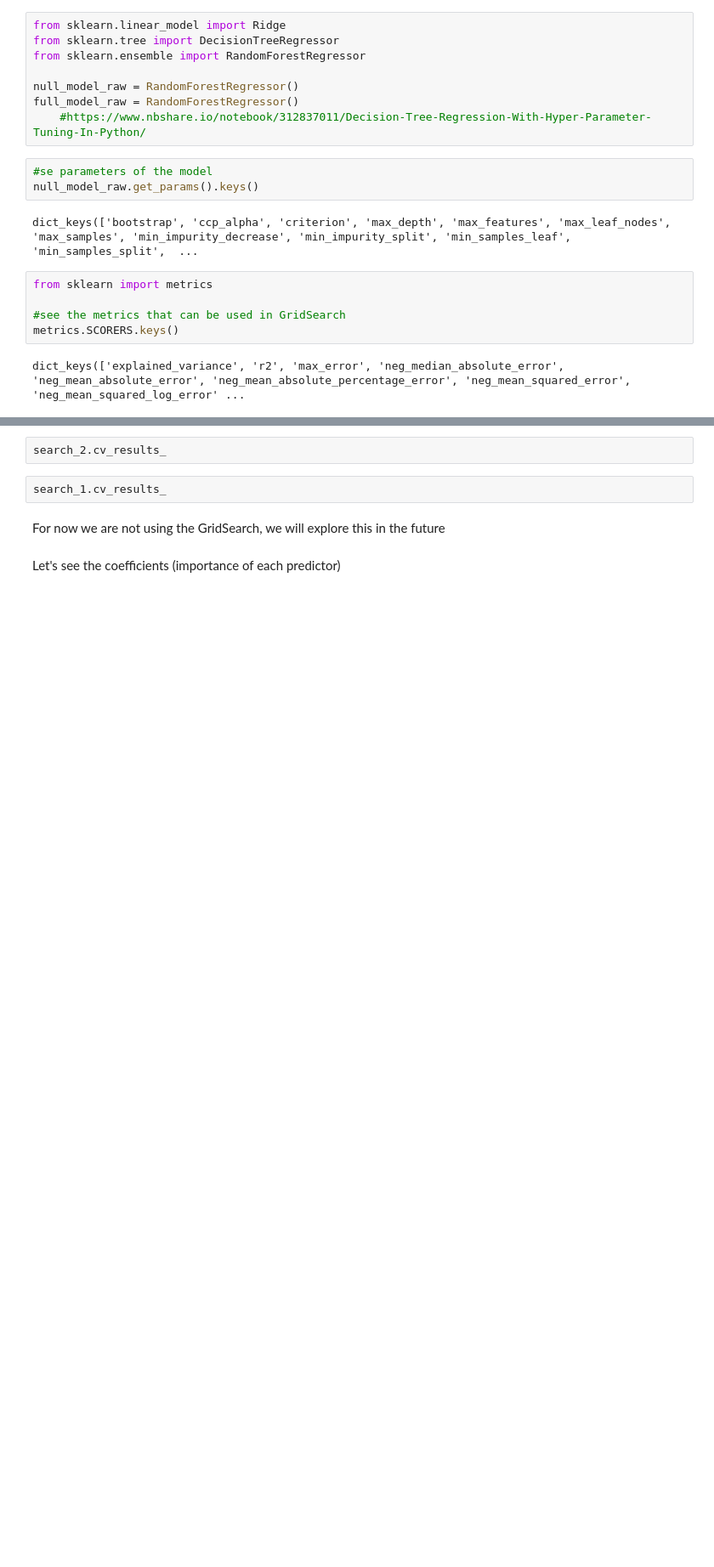
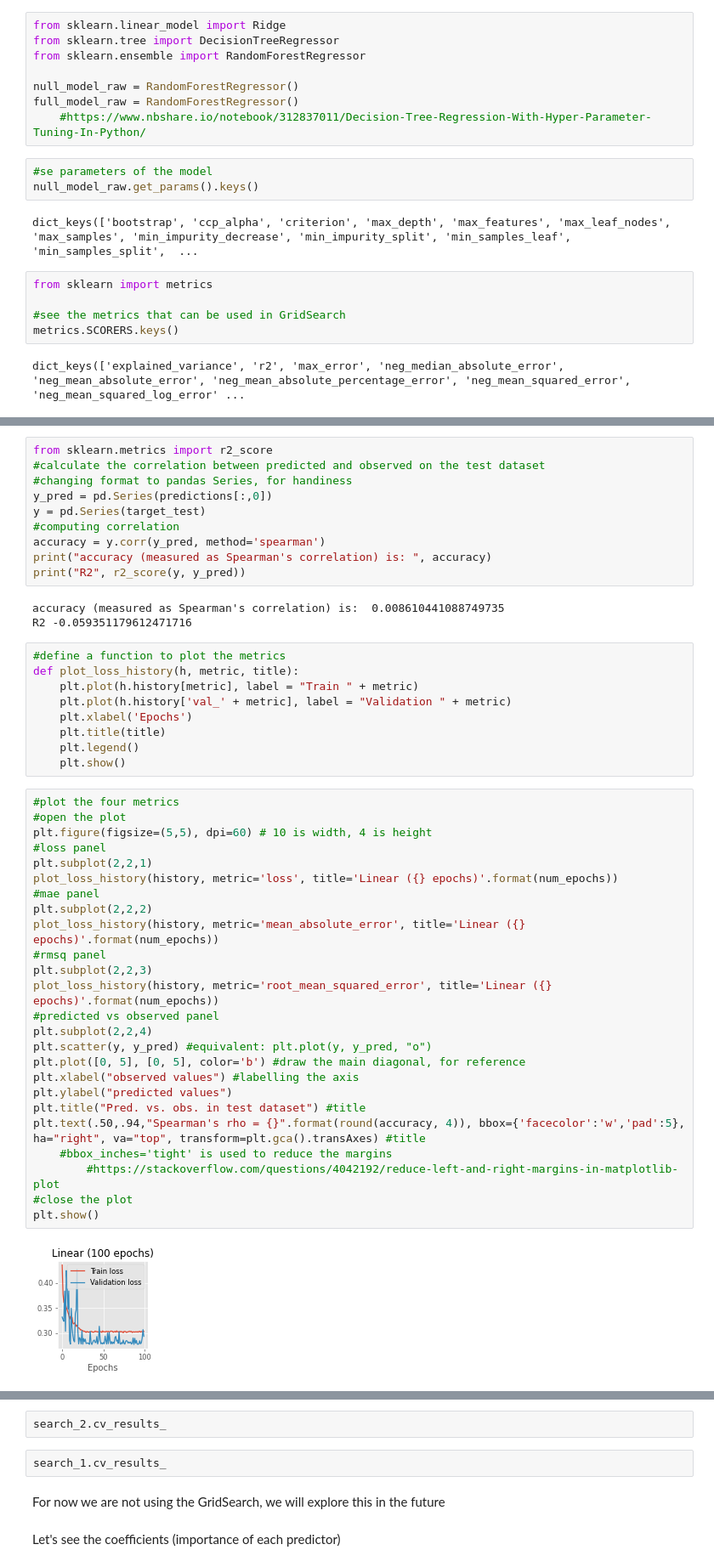
Before and after one commit to dtortosa/capstone_project, a Jupyter notebook: scripts/03_predicting_exchange_rate.ipynb, the cells around one changed output, grey strips where cells are left out. Shown at 85% size. Saved outputs shown, nothing was run; the diff lists cells and outputs as text; blank space fills up the shorter version.

```diff
--- a/scripts/03_predicting_exchange_rate.ipynb
+++ b/scripts/03_predicting_exchange_rate.ipynb
@@ -180,0 +484,49 @@ KeyboardInterrupt:
+# %%
+from sklearn.metrics import r2_score
+#calculate the correlation between predicted and observed on the test dataset
+#changing format to pandas Series, for handiness
+y_pred = pd.Series(predictions[:,0])
+y = pd.Series(target_test)
+#computing correlation
+accuracy = y.corr(y_pred, method='spearman')
+print("accuracy (measured as Spearman's correlation) is: ", accuracy)
+print("R2", r2_score(y, y_pred))
+# %% [output]
+accuracy (measured as Spearman's correlation) is:  0.008610441088749735
+R2 -0.059351179612471716
+# %%
+#define a function to plot the metrics
+def plot_loss_history(h, metric, title):
+    plt.plot(h.history[metric], label = "Train " + metric)
+    plt.plot(h.history['val_' + metric], label = "Validation " + metric)
+    plt.xlabel('Epochs')
+    plt.title(title)
+    plt.legend()
+    plt.show()
+# %%
+#plot the four metrics
+#open the plot
+plt.figure(figsize=(5,5), dpi=60) # 10 is width, 4 is height
+#loss panel
+plt.subplot(2,2,1)
+plot_loss_history(history, metric='loss', title='Linear ({} epochs)'.format(num_epochs))
+#mae panel
+plt.subplot(2,2,2)
+plot_loss_history(history, metric='mean_absolute_error', title='Linear ({} epochs)'.format(num_epochs))
+#rmsq panel
+plt.subplot(2,2,3)
+plot_loss_history(history, metric='root_mean_squared_error', title='Linear ({} epochs)'.format(num_epochs))
+#predicted vs observed panel
+plt.subplot(2,2,4)
+plt.scatter(y, y_pred) #equivalent: plt.plot(y, y_pred, "o")
+plt.plot([0, 5], [0, 5], color='b') #draw the main diagonal, for reference
+plt.xlabel("observed values") #labelling the axis
+plt.ylabel("predicted values")
+plt.title("Pred. vs. obs. in test dataset") #title
+plt.text(.50,.94,"Spearman's rho = {}".format(round(accuracy, 4)), bbox={'facecolor':'w','pad':5}, ha="right", va="top", transform=plt.gca().transAxes) #title
+    #bbox_inches='tight' is used to reduce the margins
+        #https://stackoverflow.com/questions/4042192/reduce-left-and-right-margins-in-matplotlib-plot
+#close the plot
+plt.show()
+# %% [output]
+[figure, added]
```
Also changed, not shown: parts of 36 cells of this notebook, 1 other file.
